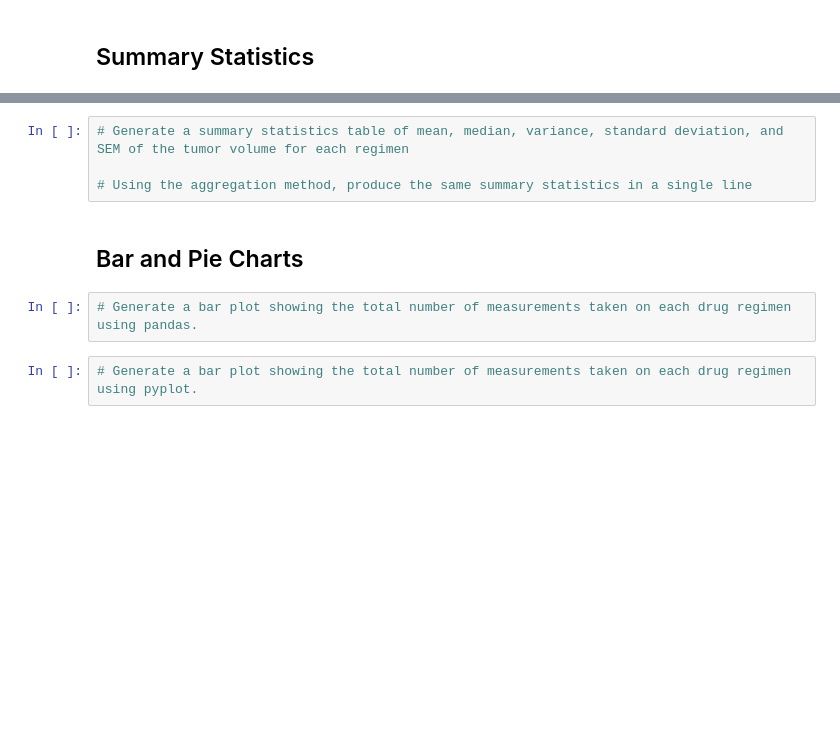
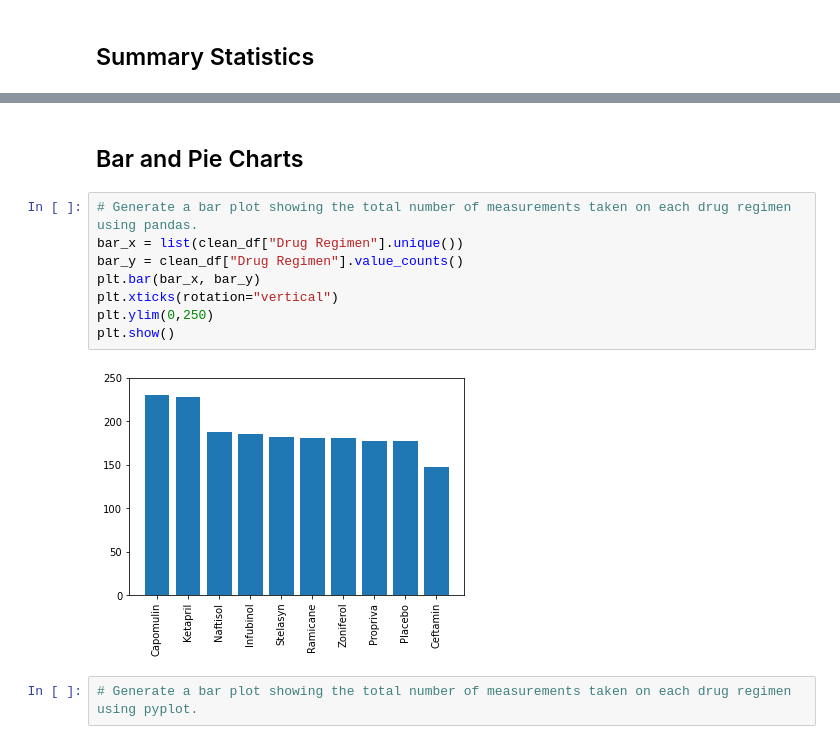
Before and after one commit to njneubauer/Matplotlib-Power-of-Plots, a Jupyter notebook: Pymaceuticals/pymaceuticals_starter.ipynb, the cells around one changed output, grey strips where cells are left out. Cells and saved outputs as stored; diff of their text form; blank space fills up the shorter version.

```diff
--- a/Pymaceuticals/pymaceuticals_starter.ipynb
+++ b/Pymaceuticals/pymaceuticals_starter.ipynb
@@ -119,11 +142,15 @@ num_mice2
-# %%
-# Generate a summary statistics table of mean, median, variance, standard deviation, and SEM of the tumor volume for each regimen
-
-# Using the aggregation method, produce the same summary statistics in a single line
 # %% [markdown]
 ## Bar and Pie Charts
 # %%
 # Generate a bar plot showing the total number of measurements taken on each drug regimen using pandas.
+bar_x = list(clean_df["Drug Regimen"].unique())
+bar_y = clean_df["Drug Regimen"].value_counts()
+plt.bar(bar_x, bar_y)
+plt.xticks(rotation="vertical")
+plt.ylim(0,250)
+plt.show()
+# %% [output]
+[figure, added]
 # %%
 # Generate a bar plot showing the total number of measurements taken on each drug regimen using pyplot.
 # %%
```
Also changed, not shown: parts of 2 cells of this notebook.
